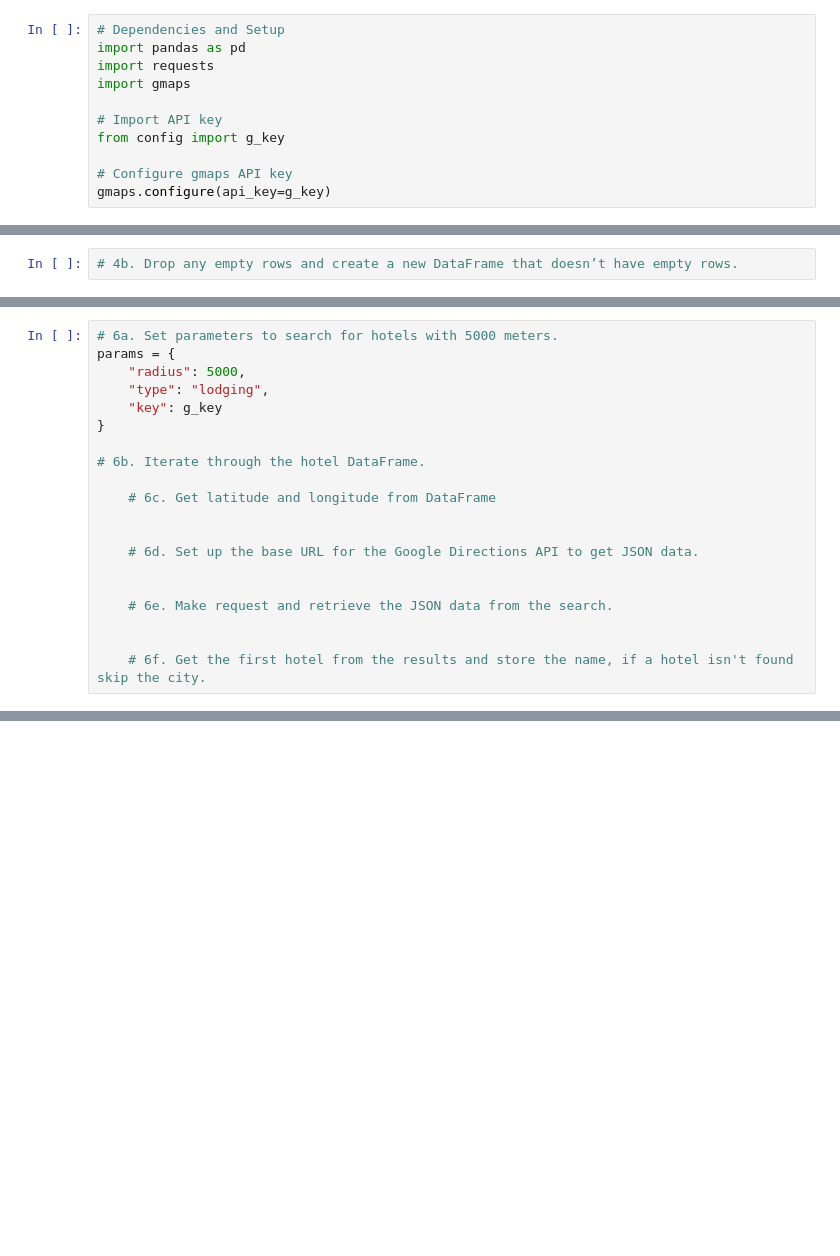
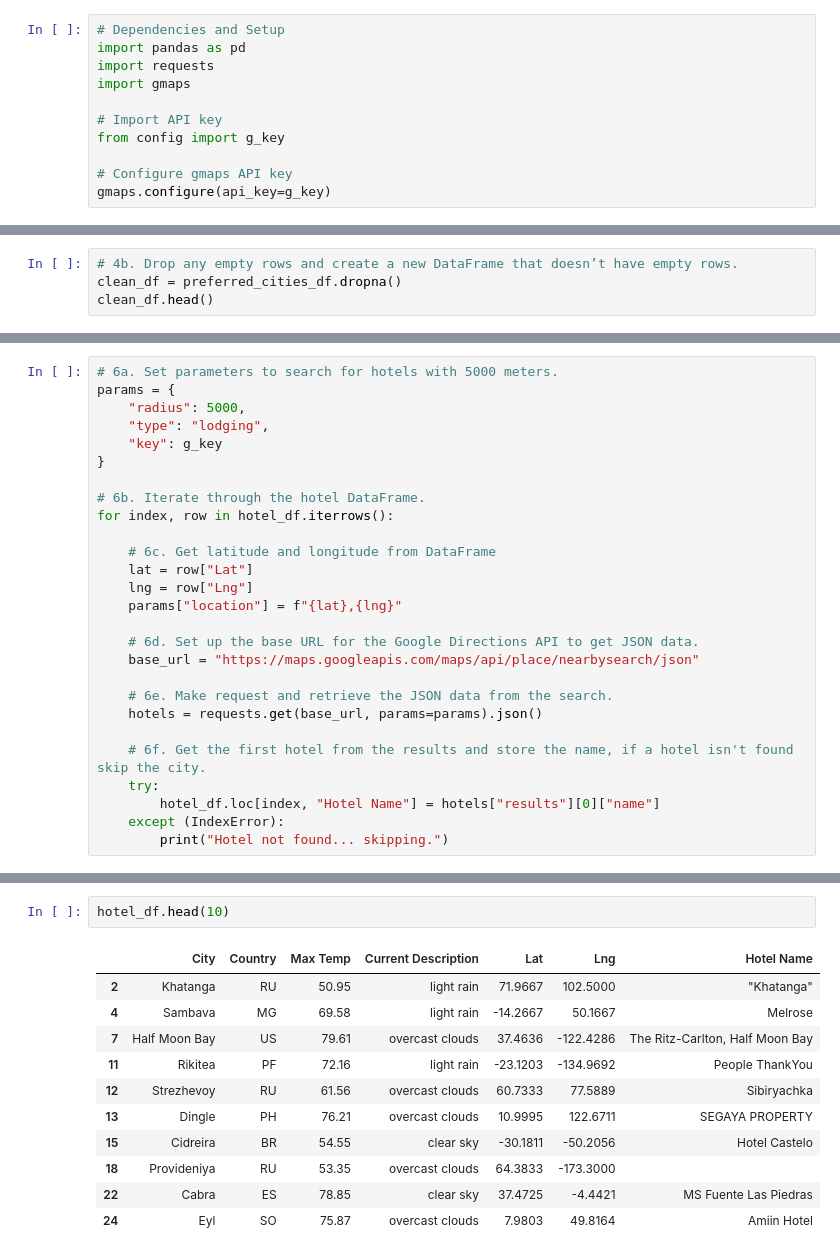
Before and after one commit to racheltr248/API_challenge, a Jupyter notebook: API_Deliverable2.ipynb, the cells around one changed output, grey strips where cells are left out. Saved outputs shown, nothing was run; the diff lists cells and outputs as text; blank space fills up the shorter version.

```diff
--- a/API_Deliverable2.ipynb
+++ b/API_Deliverable2.ipynb
@@ -24,2 +64,4 @@ city_data_df.head()
 # %%
 # 4b. Drop any empty rows and create a new DataFrame that doesn’t have empty rows.
+clean_df = preferred_cities_df.dropna()
+clean_df.head()
@@ -39,14 +114,21 @@ params = {
 }
 
 # 6b. Iterate through the hotel DataFrame.
+for index, row in hotel_df.iterrows():
 
     # 6c. Get latitude and longitude from DataFrame
-
+    lat = row["Lat"]
+    lng = row["Lng"]
+    params["location"] = f"{lat},{lng}"
 
     # 6d. Set up the base URL for the Google Directions API to get JSON data.
-
+    base_url = "https://maps.googleapis.com/maps/api/place/nearbysearch/json"
 
     # 6e. Make request and retrieve the JSON data from the search.
-
+    hotels = requests.get(base_url, params=params).json()
 
     # 6f. Get the first hotel from the results and store the name, if a hotel isn't found skip the city.
+    try:
+        hotel_df.loc[index, "Hotel Name"] = hotels["results"][0]["name"]
+    except (IndexError):
+        print("Hotel not found... skipping.")
@@ -53,2 +153,16 @@ params = {
+# %%
+hotel_df.head(10)
+# %% [output]
+|  | City | Country | Max Temp | Current Description | Lat | Lng | Hotel Name |
+| 2 | Khatanga | RU | 50.95 | light rain | 71.9667 | 102.5000 | "Khatanga" |
+| 4 | Sambava | MG | 69.58 | light rain | -14.2667 | 50.1667 | Melrose |
+| 7 | Half Moon Bay | US | 79.61 | overcast clouds | 37.4636 | -122.4286 | The Ritz-Carlton, Half Moon Bay |
+| 11 | Rikitea | PF | 72.16 | light rain | -23.1203 | -134.9692 | People ThankYou |
+| 12 | Strezhevoy | RU | 61.56 | overcast clouds | 60.7333 | 77.5889 | Sibiryachka |
+| 13 | Dingle | PH | 76.21 | overcast clouds | 10.9995 | 122.6711 | SEGAYA PROPERTY |
+| 15 | Cidreira | BR | 54.55 | clear sky | -30.1811 | -50.2056 | Hotel Castelo |
+| 18 | Provideniya | RU | 53.35 | overcast clouds | 64.3833 | -173.3000 |  |
+| 22 | Cabra | ES | 78.85 | clear sky | 37.4725 | -4.4421 | MS Fuente Las Piedras |
+| 24 | Eyl | SO | 75.87 | overcast clouds | 7.9803 | 49.8164 | Amiin Hotel |
 # %%
 # 7. Drop the rows where there is no Hotel Name.
```
Also changed, not shown: parts of 12 cells of this notebook, 2 other files.
